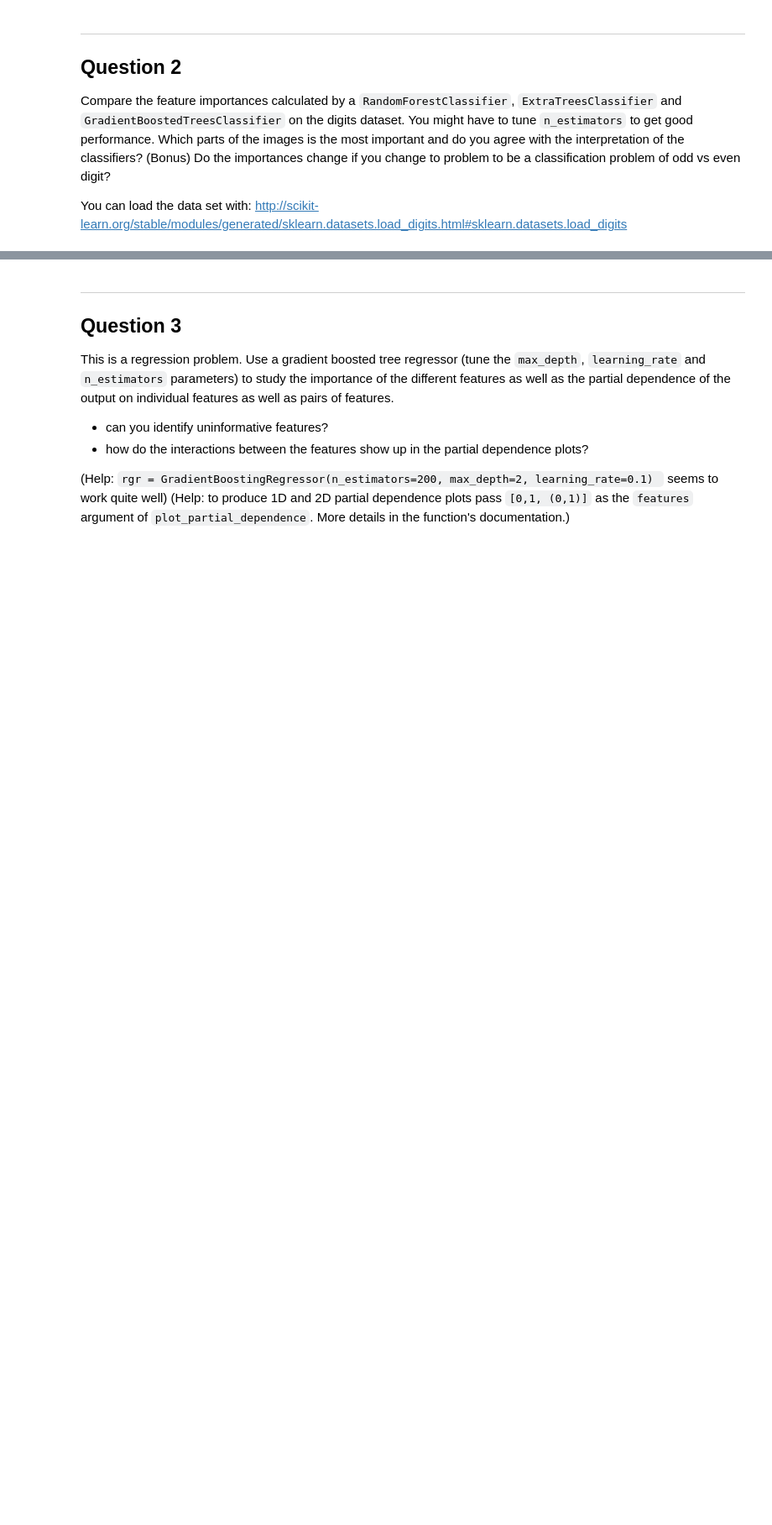
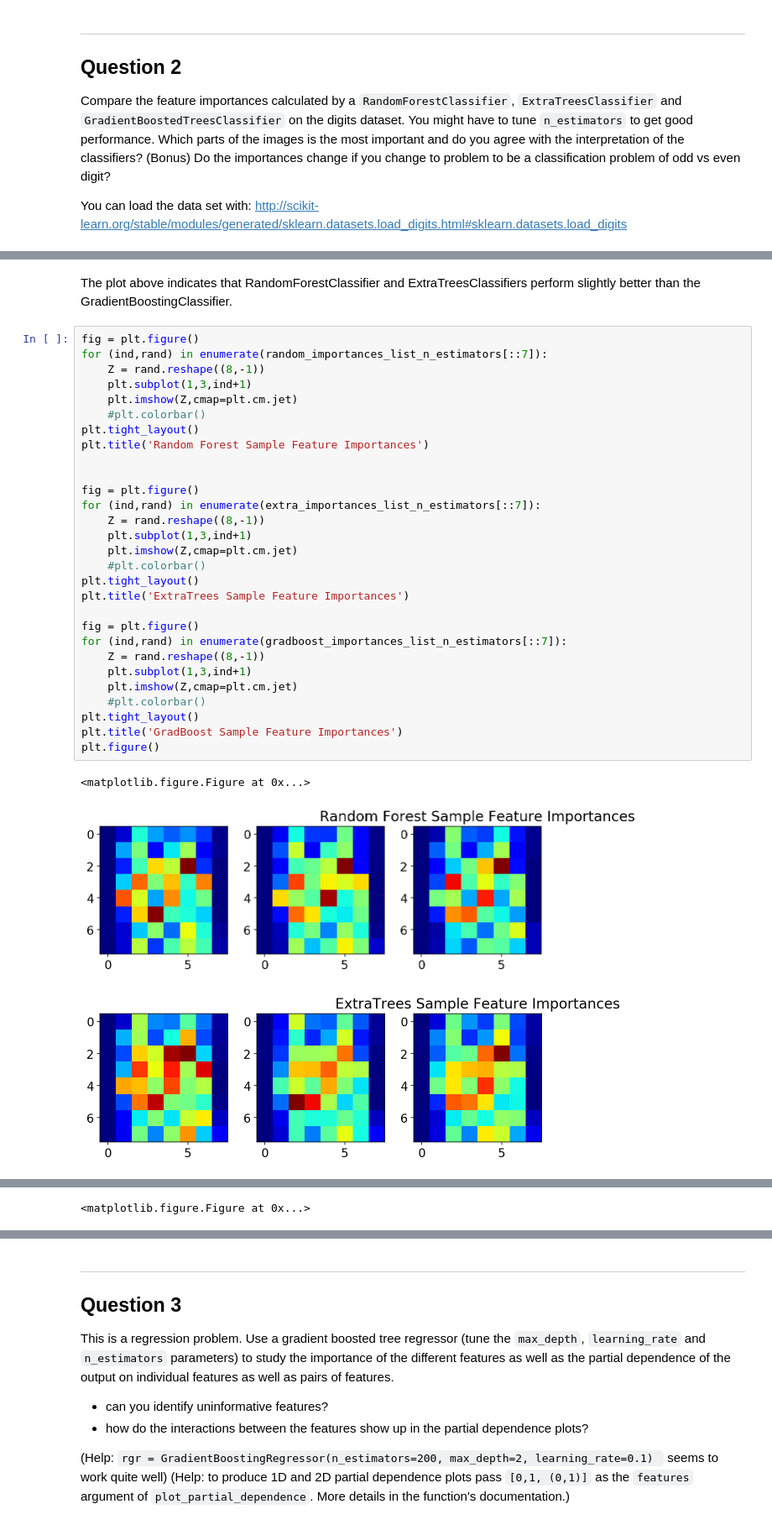
Before and after one commit to cemalper2/advanced_computing, a Jupyter notebook: 02-trees/exercise.ipynb, the cells around one changed output, grey strips where cells are left out. Shown at 84% size. Drawn from its saved outputs; the diff is of its cells as text; blank space fills up the shorter version.

```diff
--- a/02-trees/exercise.ipynb
+++ b/02-trees/exercise.ipynb
@@ -100,0 +150,35 @@ from sklearn.ensemble import RandomForestClassifier,ExtraTreesClassifier,Gradien
+# %% [markdown]
+The plot above indicates that RandomForestClassifier and ExtraTreesClassifiers perform slightly better than the GradientBoostingClassifier.
+# %%
+fig = plt.figure()
+for (ind,rand) in enumerate(random_importances_list_n_estimators[::7]):
+    Z = rand.reshape((8,-1))
+    plt.subplot(1,3,ind+1)
+    plt.imshow(Z,cmap=plt.cm.jet)
+    #plt.colorbar()
+plt.tight_layout()
+plt.title('Random Forest Sample Feature Importances')
+
+
+fig = plt.figure()
+for (ind,rand) in enumerate(extra_importances_list_n_estimators[::7]):
+    Z = rand.reshape((8,-1))
+    plt.subplot(1,3,ind+1)
+    plt.imshow(Z,cmap=plt.cm.jet)
+    #plt.colorbar()
+plt.tight_layout()
+plt.title('ExtraTrees Sample Feature Importances')
+
+fig = plt.figure()
+for (ind,rand) in enumerate(gradboost_importances_list_n_estimators[::7]):
+    Z = rand.reshape((8,-1))
+    plt.subplot(1,3,ind+1)
+    plt.imshow(Z,cmap=plt.cm.jet)
+    #plt.colorbar()
+plt.tight_layout()
+plt.title('GradBoost Sample Feature Importances')
+plt.figure()
+# %% [output]
+<matplotlib.figure.Figure at 0x...>
+[figure, added]
+[figure, added]
@@ -100,0 +186 @@ from sklearn.ensemble import RandomForestClassifier,ExtraTreesClassifier,Gradien
+<matplotlib.figure.Figure at 0x...>
```
Also changed, not shown: parts of 21 cells of this notebook.
